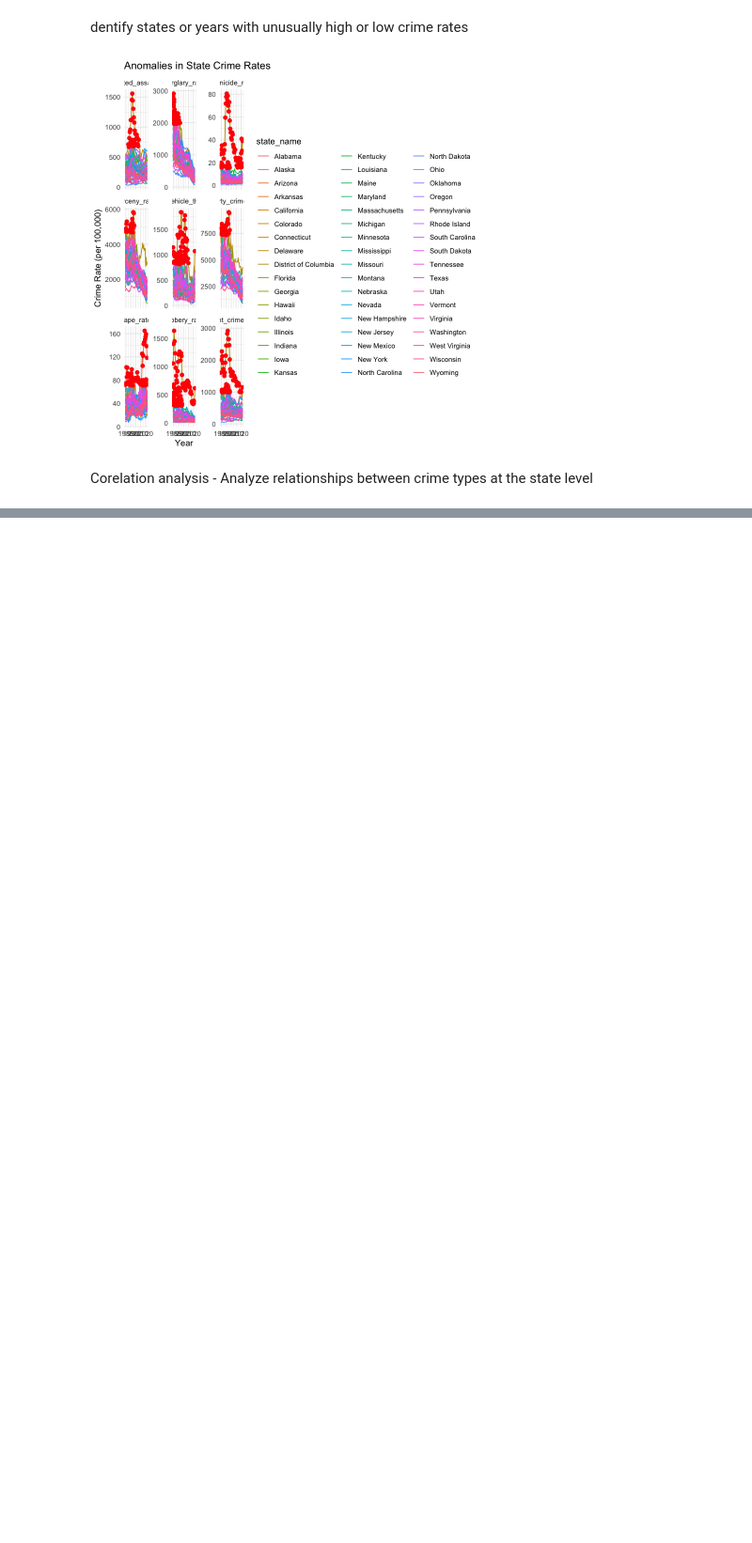
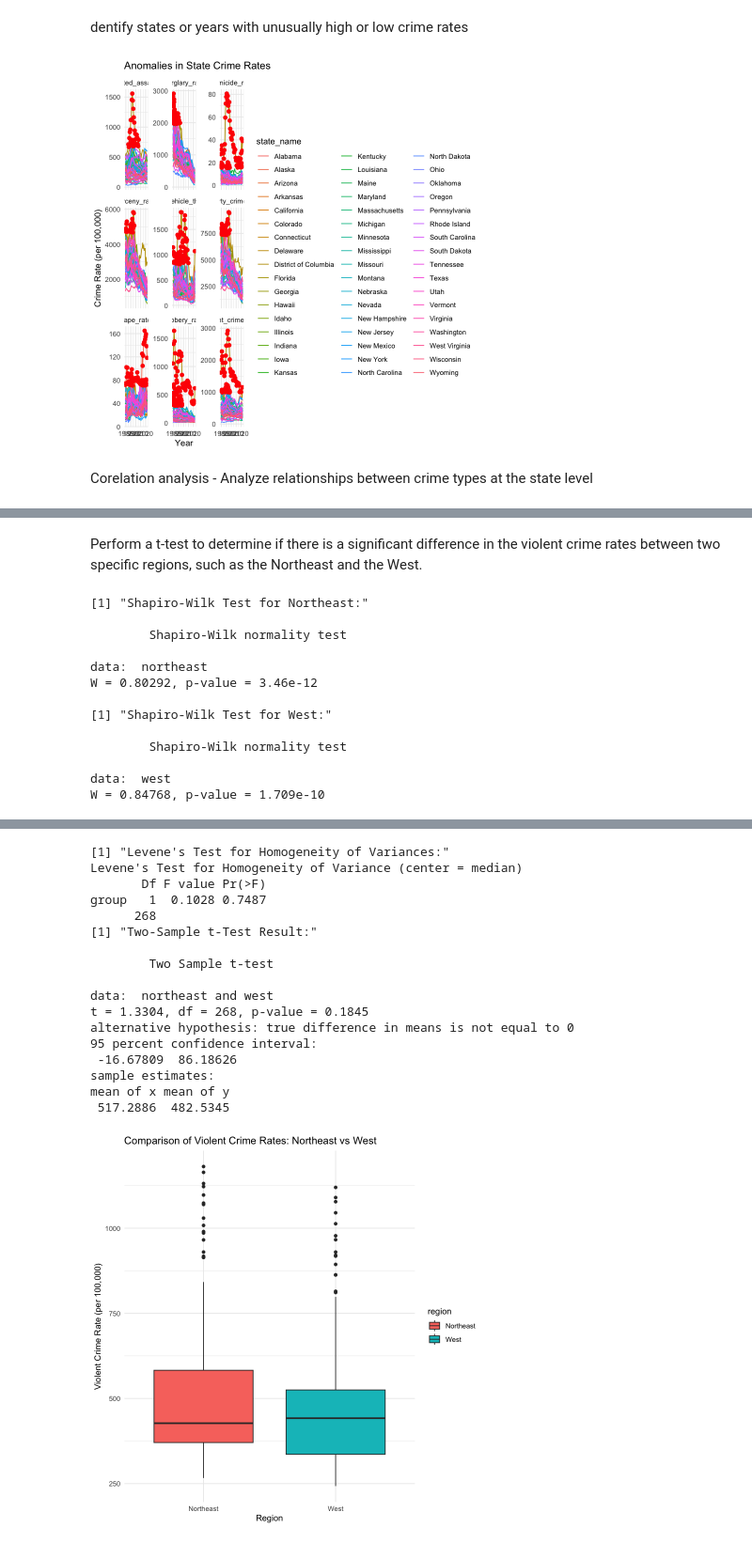
Before and after one commit to AkhilaAnnireddy/Crime-Data-Analysis, a Jupyter notebook: crime-data-analysis.ipynb, the cells around one changed output, grey strips where cells are left out. Shown at 94% size. Saved outputs shown, nothing was run; the diff lists cells and outputs as text; code cells hidden in the pictures; blank space fills up the shorter version.

Commit message:
EDA , t test

```diff
--- a/crime-data-analysis.ipynb
+++ b/crime-data-analysis.ipynb
@@ -962,0 +984,61 @@ ggplot(cor_long, aes(x = Var1, y = Var2, fill = value)) +
+# %% [markdown]
+Perform a t-test to determine if there is a significant difference in the violent crime rates between two specific regions, such as the Northeast and the West.
+# %%
+# Load necessary libraries
+library(dplyr)
+library(ggplot2)
+library(car)
+
+# Subset data for Northeast and West regions
+northeast <- state_data %>% filter(region == "Northeast") %>% pull(violent_crime_rate)
+west <- state_data %>% filter(region == "West") %>% pull(violent_crime_rate)
+
+# Step 1: Check Normality using Shapiro-Wilk Test
+shapiro_northeast <- shapiro.test(northeast)
+shapiro_west <- shapiro.test(west)
+
+print("Shapiro-Wilk Test for Northeast:")
+print(shapiro_northeast)
+
+print("Shapiro-Wilk Test for West:")
+print(shapiro_west)
+
+# Step 2: Check Homogeneity of Variances using Levene's Test
+levene_test <- leveneTest(violent_crime_rate ~ region,
+                          data = state_data %>% filter(region %in% c("Northeast", "West")))
+
+levene_p_value <- levene_test$`Pr(>F)`[1] # Extract p-value from Levene's test
+print("Levene's Test for Homogeneity of Variances:")
+print(levene_test)
+
+# Step 3: Perform Two-Sample t-Test
+# Use equal variance if Levene's test p-value > 0.05
+t_test_result <- t.test(northeast, west,
+                        alternative = "two.sided",
+                        var.equal = levene_p_value > 0.05)
+
+print("Two-Sample t-Test Result:")
+print(t_test_result)
+
+# Step 4: Visualize the Data
+ggplot(state_data %>% filter(region %in% c("Northeast", "West")),
+       aes(x = region, y = violent_crime_rate, fill = region)) +
+  geom_boxplot() +
+  ggtitle("Comparison of Violent Crime Rates: Northeast vs West") +
+  xlab("Region") +
+  ylab("Violent Crime Rate (per 100,000)") +
+  theme_minimal()
+# %% [output]
+[1] "Shapiro-Wilk Test for Northeast:"
+
+        Shapiro-Wilk normality test
+
+data:  northeast
+W = 0.80292, p-value = 3.46e-12
+
+[1] "Shapiro-Wilk Test for West:"
+
+        Shapiro-Wilk normality test
+
+data:  west
+W = 0.84768, p-value = 1.709e-10
@@ -962,0 +1047,18 @@ ggplot(cor_long, aes(x = Var1, y = Var2, fill = value)) +
+[1] "Levene's Test for Homogeneity of Variances:"
+Levene's Test for Homogeneity of Variance (center = median)
+       Df F value Pr(>F)
+group   1  0.1028 0.7487
+      268
+[1] "Two-Sample t-Test Result:"
+
+        Two Sample t-test
+
+data:  northeast and west
+t = 1.3304, df = 268, p-value = 0.1845
+alternative hypothesis: true difference in means is not equal to 0
+95 percent confidence interval:
+ -16.67809  86.18626
+sample estimates:
+mean of x mean of y
+ 517.2886  482.5345
+[figure, added]
```
Also changed, not shown: parts of 14 cells of this notebook.
